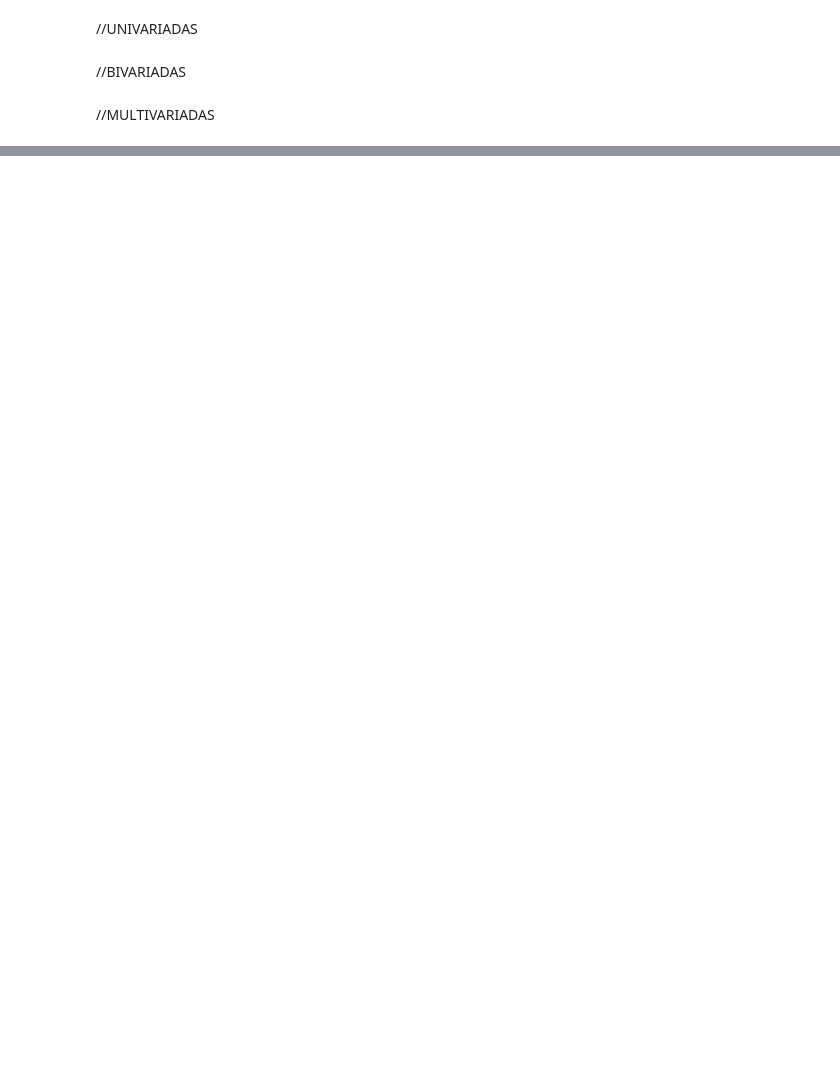
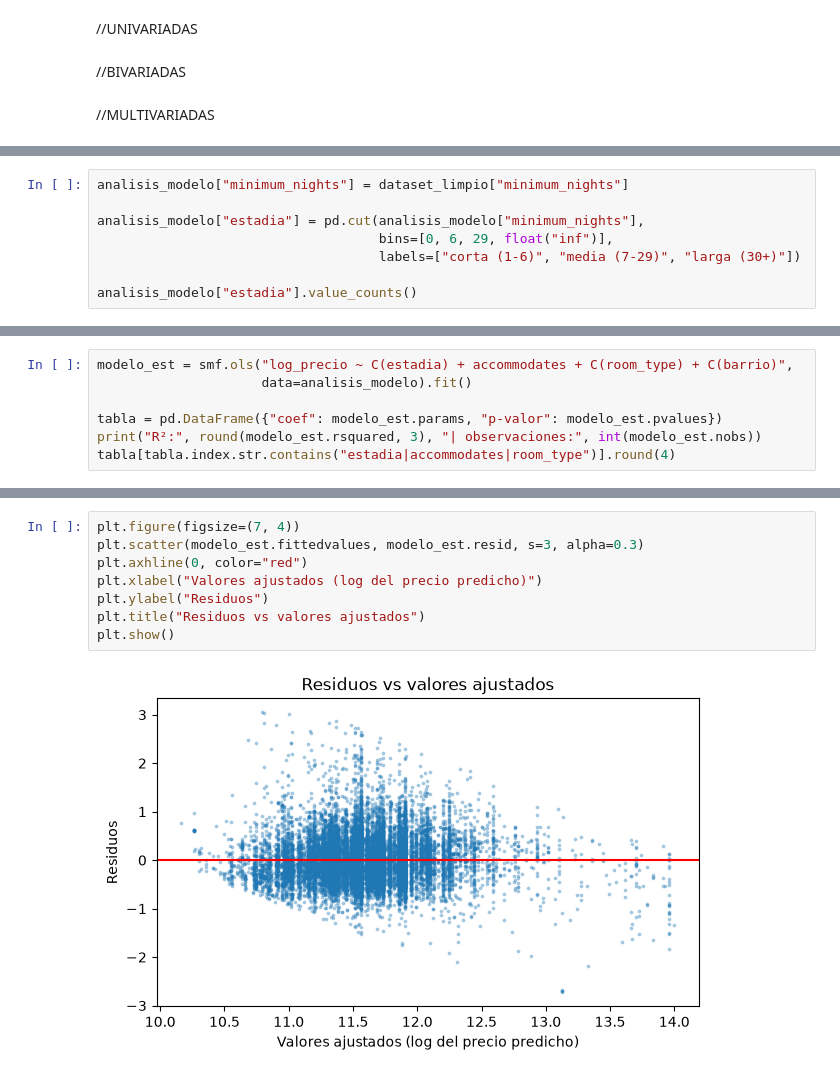
Before and after one commit to EliaNFe/TP_Fundamentos, a Jupyter notebook: TpEspecial/Tp_Grupo36.ipynb, the cells around one changed output, grey strips where cells are left out. Saved outputs shown, nothing was run; the diff lists cells and outputs as text; blank space fills up the shorter version.

```diff
--- a/TpEspecial/Tp_Grupo36.ipynb
+++ b/TpEspecial/Tp_Grupo36.ipynb
@@ -142,0 +453,8 @@ print(dataset_limpio.shape)
+# %%
+analisis_modelo["minimum_nights"] = dataset_limpio["minimum_nights"]
+
+analisis_modelo["estadia"] = pd.cut(analisis_modelo["minimum_nights"],
+                                    bins=[0, 6, 29, float("inf")],
+                                    labels=["corta (1-6)", "media (7-29)", "larga (30+)"])
+
+analisis_modelo["estadia"].value_counts()
@@ -142,0 +476,7 @@ print(dataset_limpio.shape)
+# %%
+modelo_est = smf.ols("log_precio ~ C(estadia) + accommodates + C(room_type) + C(barrio)",
+                     data=analisis_modelo).fit()
+
+tabla = pd.DataFrame({"coef": modelo_est.params, "p-valor": modelo_est.pvalues})
+print("R²:", round(modelo_est.rsquared, 3), "| observaciones:", int(modelo_est.nobs))
+tabla[tabla.index.str.contains("estadia|accommodates|room_type")].round(4)
@@ -142,0 +515,10 @@ print(dataset_limpio.shape)
+# %%
+plt.figure(figsize=(7, 4))
+plt.scatter(modelo_est.fittedvalues, modelo_est.resid, s=3, alpha=0.3)
+plt.axhline(0, color="red")
+plt.xlabel("Valores ajustados (log del precio predicho)")
+plt.ylabel("Residuos")
+plt.title("Residuos vs valores ajustados")
+plt.show()
+# %% [output]
+[figure, added]
```
Also changed, not shown: parts of 43 cells of this notebook.
